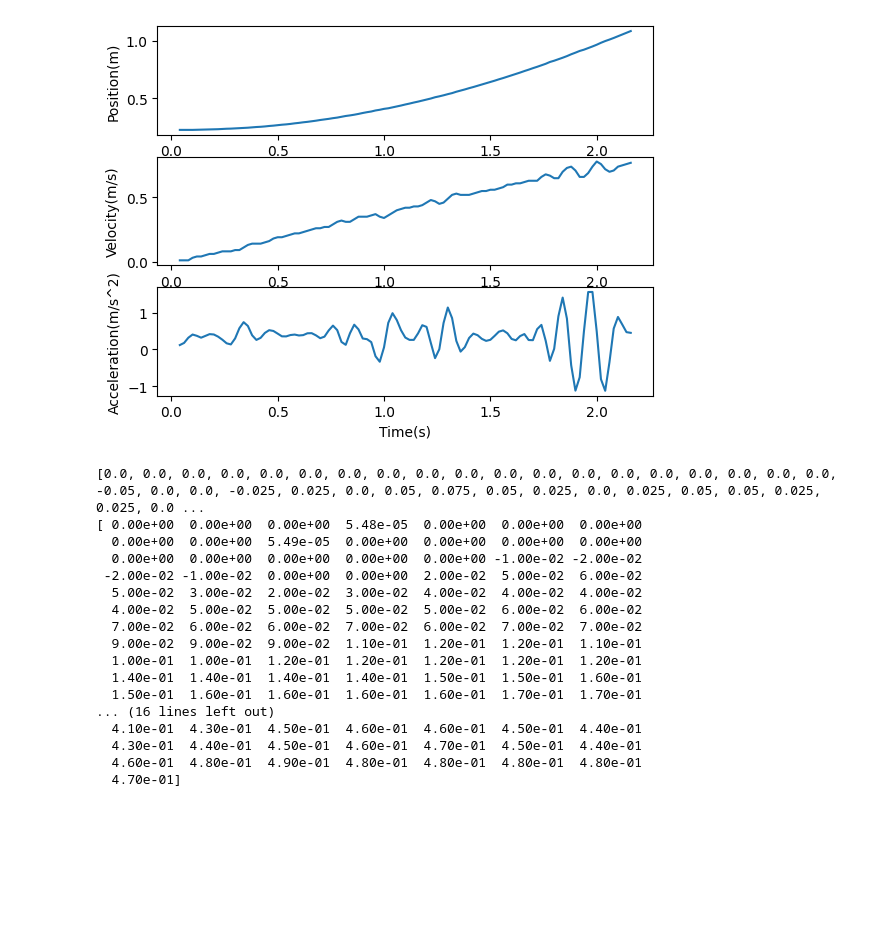
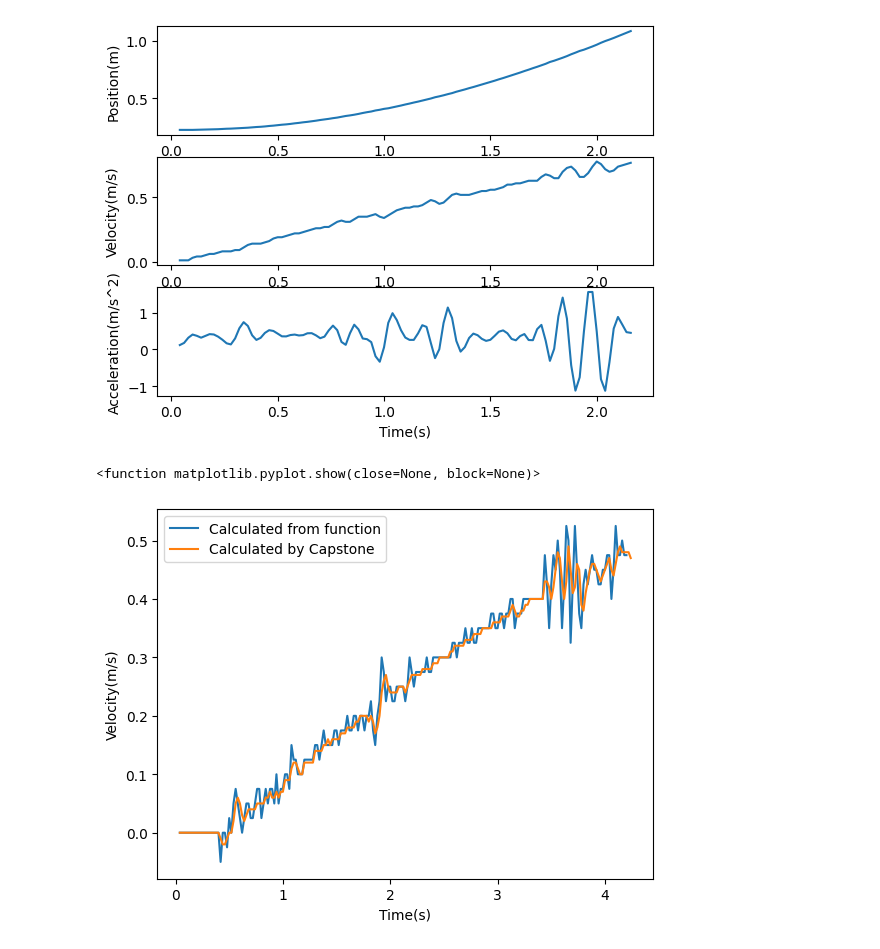
Before and after one commit to rx2227/Motion-1-2, a Jupyter notebook: Motion_1n2.ipynb, the cells around one changed output. Drawn from its saved outputs; the diff is of its cells as text; code cells hidden in the pictures; blank space fills up the shorter version.

```diff
--- a/Motion_1n2.ipynb
+++ b/Motion_1n2.ipynb
@@ -41,36 +62,24 @@ Text(0, 0.5, 'Acceleration(m/s^2)')
 [figure]
 # %%
 def GetVelocity(x_1,x_2):
-  Velocity = (x_2 - x_1)/(1/25)
-  return round(Velocity,3)
-
+  Velocity = float((x_2 - x_1)/(1/25))
+  return Velocity
 
 x2_v = xtwo[2:]
 
-VelocityList = []
+VelocityArray = np.array([])
 for (x_1,x_2) in zip(xtwo,x2_v):
-  VelocityList.append(GetVelocity(x_1,x_2))
+  VelocityArray = np.append(VelocityArray, GetVelocity(x_1,x_2))
 
-print(VelocityList)
-print(vtwo)
+plt.plot(ttwo[:-2],VelocityArray)
+plt.plot(ttwo,vtwo)
+plt.legend(("Calculated from function","Calculated by Capstone"))
+plt.xlabel("Time(s)")
+plt.ylabel("Velocity(m/s)")
+plt.show
 # %% [output]
-[0.0, 0.0, 0.0, 0.0, 0.0, 0.0, 0.0, 0.0, 0.0, 0.0, 0.0, 0.0, 0.0, 0.0, 0.0, 0.0, 0.0, 0.0, 0.0, -0.05, 0.0, 0.0, -0.025, 0.025, 0.0, 0.05, 0.075, 0.05, 0.025, 0.0, 0.025, 0.05, 0.05, 0.025, 0.025, 0.0 ...
-[ 0.00e+00  0.00e+00  0.00e+00  5.48e-05  0.00e+00  0.00e+00  0.00e+00
-  0.00e+00  0.00e+00  5.49e-05  0.00e+00  0.00e+00  0.00e+00  0.00e+00
-  0.00e+00  0.00e+00  0.00e+00  0.00e+00  0.00e+00 -1.00e-02 -2.00e-02
- -2.00e-02 -1.00e-02  0.00e+00  0.00e+00  2.00e-02  5.00e-02  6.00e-02
-  5.00e-02  3.00e-02  2.00e-02  3.00e-02  4.00e-02  4.00e-02  4.00e-02
-  4.00e-02  5.00e-02  5.00e-02  5.00e-02  5.00e-02  6.00e-02  6.00e-02
-  7.00e-02  6.00e-02  6.00e-02  7.00e-02  6.00e-02  7.00e-02  7.00e-02
-  9.00e-02  9.00e-02  9.00e-02  1.10e-01  1.20e-01  1.20e-01  1.10e-01
-  1.00e-01  1.00e-01  1.20e-01  1.20e-01  1.20e-01  1.20e-01  1.20e-01
-  1.40e-01  1.40e-01  1.40e-01  1.40e-01  1.50e-01  1.50e-01  1.60e-01
-  1.50e-01  1.60e-01  1.60e-01  1.60e-01  1.60e-01  1.70e-01  1.70e-01
-... (16 lines left out)
-  4.10e-01  4.30e-01  4.50e-01  4.60e-01  4.60e-01  4.50e-01  4.40e-01
-  4.30e-01  4.40e-01  4.50e-01  4.60e-01  4.70e-01  4.50e-01  4.40e-01
-  4.60e-01  4.80e-01  4.90e-01  4.80e-01  4.80e-01  4.80e-01  4.80e-01
-  4.70e-01]
+<function matplotlib.pyplot.show(close=None, block=None)>
+[figure, added]
 # %%
 def GetAcceleration(x_1,x_2,x_3):
   Acceleration = (x_3 - 2*x_2 + x_1)/(1/50)**2
```
Also changed, not shown: parts of 2 cells of this notebook.
